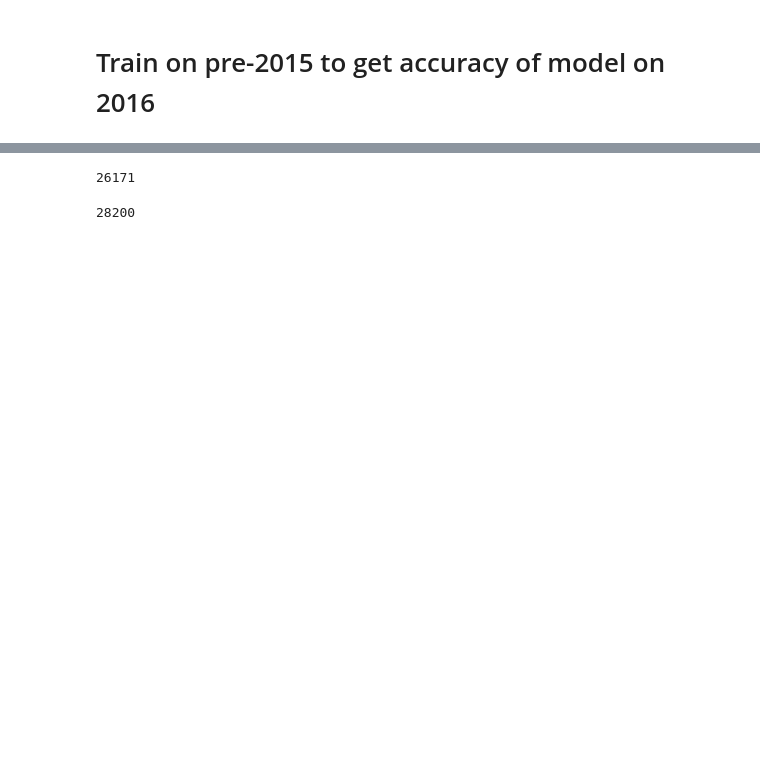
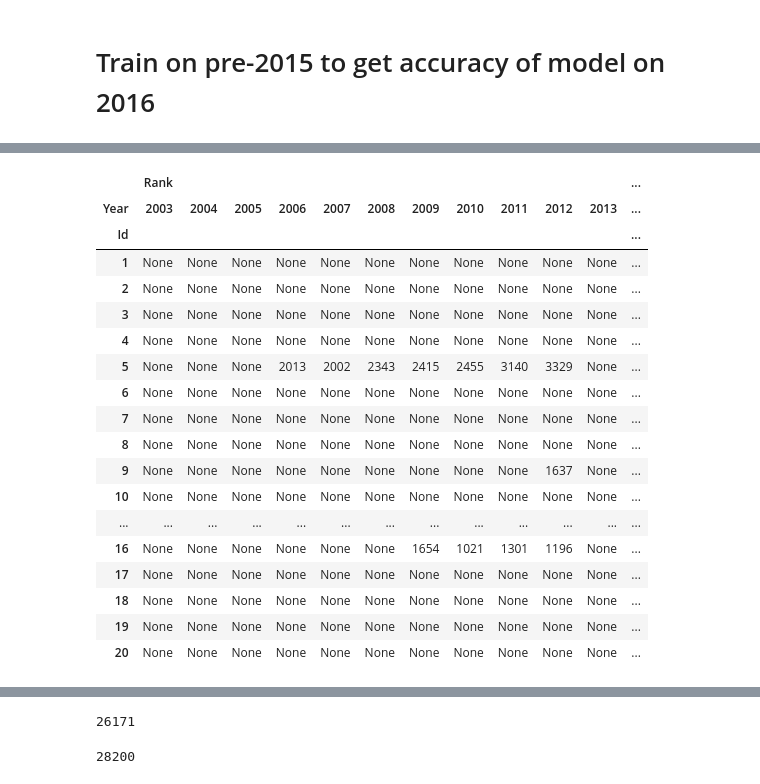
Before and after one commit to stawaway/Mini-project-1, a Jupyter notebook: Cleaning, Transformation, and Logistic Regression.ipynb, the cells around one changed output, grey strips where cells are left out. Saved outputs shown, nothing was run; the diff lists cells and outputs as text; code cells hidden in the pictures; blank space fills up the shorter version.

```diff
--- a/Cleaning, Transformation, and Logistic Regression.ipynb
+++ b/Cleaning, Transformation, and Logistic Regression.ipynb
@@ -444,3 +454,25 @@ train_array.shape
+# %%
+data_pivot.head(20)
+# %% [output]
+|  | Rank |  |  |  |  |  |  |  |  |  |  | ... |
+| Year | 2003 | 2004 | 2005 | 2006 | 2007 | 2008 | 2009 | 2010 | 2011 | 2012 | 2013 | ... |
+| Id |  |  |  |  |  |  |  |  |  |  |  | ... |
+| 1 | None | None | None | None | None | None | None | None | None | None | None | ... |
+| 2 | None | None | None | None | None | None | None | None | None | None | None | ... |
+| 3 | None | None | None | None | None | None | None | None | None | None | None | ... |
+| 4 | None | None | None | None | None | None | None | None | None | None | None | ... |
+| 5 | None | None | None | 2013 | 2002 | 2343 | 2415 | 2455 | 3140 | 3329 | None | ... |
+| 6 | None | None | None | None | None | None | None | None | None | None | None | ... |
+| 7 | None | None | None | None | None | None | None | None | None | None | None | ... |
+| 8 | None | None | None | None | None | None | None | None | None | None | None | ... |
+| 9 | None | None | None | None | None | None | None | None | None | 1637 | None | ... |
+| 10 | None | None | None | None | None | None | None | None | None | None | None | ... |
+| ... | ... | ... | ... | ... | ... | ... | ... | ... | ... | ... | ... | ... |
+| 16 | None | None | None | None | None | None | 1654 | 1021 | 1301 | 1196 | None | ... |
+| 17 | None | None | None | None | None | None | None | None | None | None | None | ... |
+| 18 | None | None | None | None | None | None | None | None | None | None | None | ... |
+| 19 | None | None | None | None | None | None | None | None | None | None | None | ... |
+| 20 | None | None | None | None | None | None | None | None | None | None | None | ... |
 # %%
 test_df = create_frame(2015)
 test_df = test_df[test_df["Num Marathons"] > 0 ]
```
Also changed, not shown: parts of 17 cells of this notebook.
